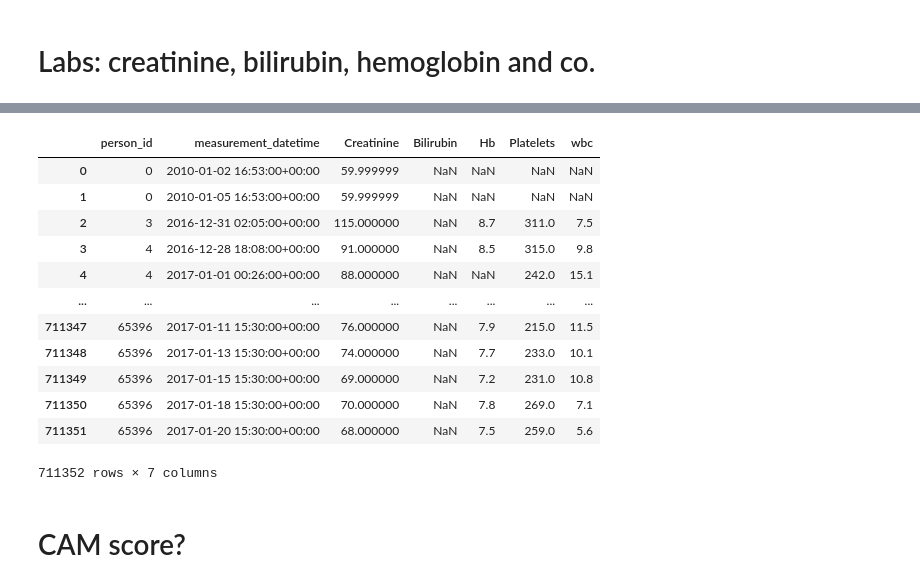
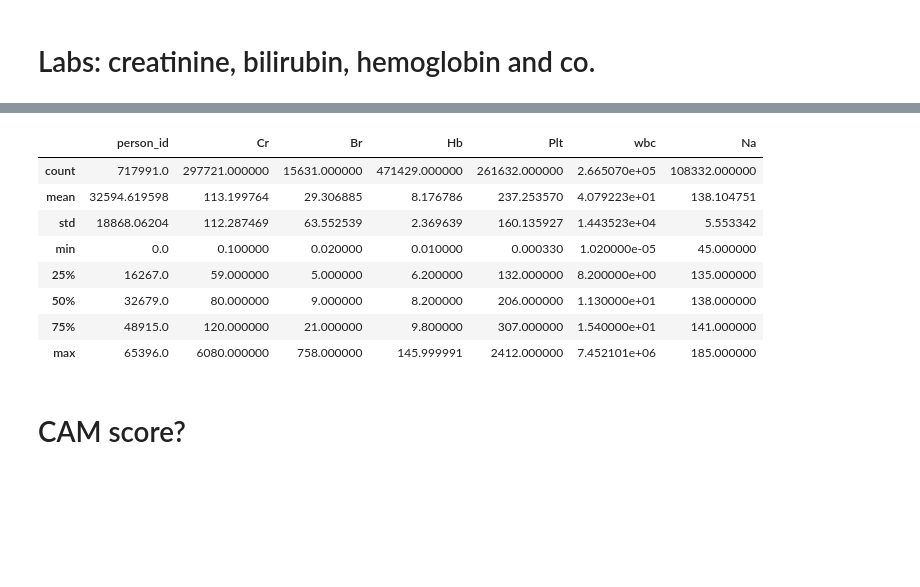
Before and after one commit to Uli-Z/ESICMDatathon2026, a Jupyter notebook: ExtractingData_20260114.ipynb, the cells around one changed output, grey strips where cells are left out. Drawn from its saved outputs; the diff is of its cells as text; code cells hidden in the pictures; blank space fills up the shorter version.

```diff
--- a/ExtractingData_20260114.ipynb
+++ b/ExtractingData_20260114.ipynb
@@ -410,4 +412,4 @@ PIVOT (max(value_as_number) for concept_name in ('Creatinine', 'Bilirubin', 'Hb'
 order by person_id, measurement_datetime
 # %%
-lab
+lab.describe()
 # %% [output]
@@ -415,16 +416,12 @@ Warning: total number of rows (711352) exceeds max_rows (50000). Falling back to
-|  | person_id | measurement_datetime | Creatinine | Bilirubin | Hb | Platelets | wbc |
-| 0 | 0 | 2010-01-02 16:53:00+00:00 | 59.999999 | NaN | NaN | NaN | NaN |
-| 1 | 0 | 2010-01-05 16:53:00+00:00 | 59.999999 | NaN | NaN | NaN | NaN |
-| 2 | 3 | 2016-12-31 02:05:00+00:00 | 115.000000 | NaN | 8.7 | 311.0 | 7.5 |
-| 3 | 4 | 2016-12-28 18:08:00+00:00 | 91.000000 | NaN | 8.5 | 315.0 | 9.8 |
-| 4 | 4 | 2017-01-01 00:26:00+00:00 | 88.000000 | NaN | NaN | 242.0 | 15.1 |
-| ... | ... | ... | ... | ... | ... | ... | ... |
-| 711347 | 65396 | 2017-01-11 15:30:00+00:00 | 76.000000 | NaN | 7.9 | 215.0 | 11.5 |
-| 711348 | 65396 | 2017-01-13 15:30:00+00:00 | 74.000000 | NaN | 7.7 | 233.0 | 10.1 |
-| 711349 | 65396 | 2017-01-15 15:30:00+00:00 | 69.000000 | NaN | 7.2 | 231.0 | 10.8 |
-| 711350 | 65396 | 2017-01-18 15:30:00+00:00 | 70.000000 | NaN | 7.8 | 269.0 | 7.1 |
-| 711351 | 65396 | 2017-01-20 15:30:00+00:00 | 68.000000 | NaN | 7.5 | 259.0 | 5.6 |
+|  | person_id | Cr | Br | Hb | Plt | wbc | Na |
+| count | 717991.0 | 297721.000000 | 15631.000000 | 471429.000000 | 261632.000000 | 2.665070e+05 | 108332.000000 |
+| mean | 32594.619598 | 113.199764 | 29.306885 | 8.176786 | 237.253570 | 4.079223e+01 | 138.104751 |
+| std | 18868.06204 | 112.287469 | 63.552539 | 2.369639 | 160.135927 | 1.443523e+04 | 5.553342 |
+| min | 0.0 | 0.100000 | 0.020000 | 0.010000 | 0.000330 | 1.020000e-05 | 45.000000 |
+| 25% | 16267.0 | 59.000000 | 5.000000 | 6.200000 | 132.000000 | 8.200000e+00 | 135.000000 |
+| 50% | 32679.0 | 80.000000 | 9.000000 | 8.200000 | 206.000000 | 1.130000e+01 | 138.000000 |
+| 75% | 48915.0 | 120.000000 | 21.000000 | 9.800000 | 307.000000 | 1.540000e+01 | 141.000000 |
+| max | 65396.0 | 6080.000000 | 758.000000 | 145.999991 | 2412.000000 | 7.452101e+06 | 185.000000 |
-711352 rows × 7 columns
 # %% [markdown]
 # CAM score?
 # %%
```
Also changed, not shown: parts of 2 cells of this notebook.
